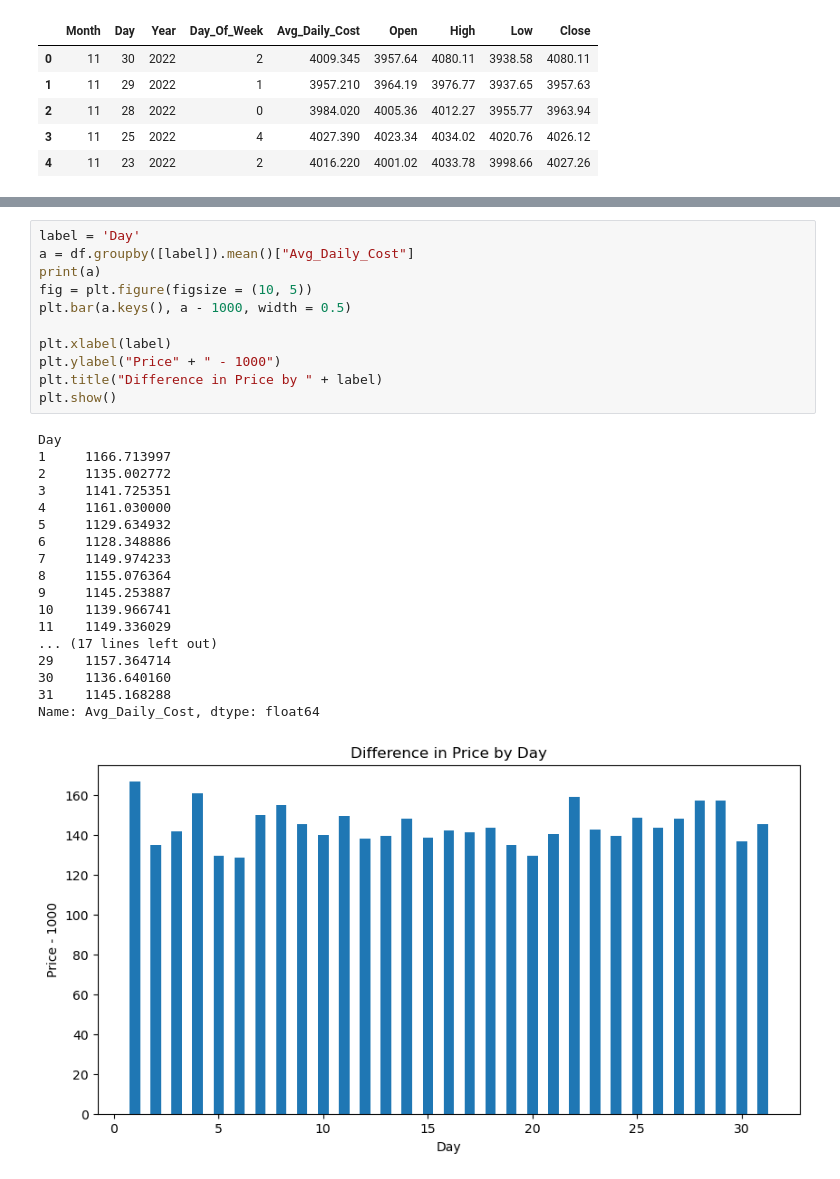
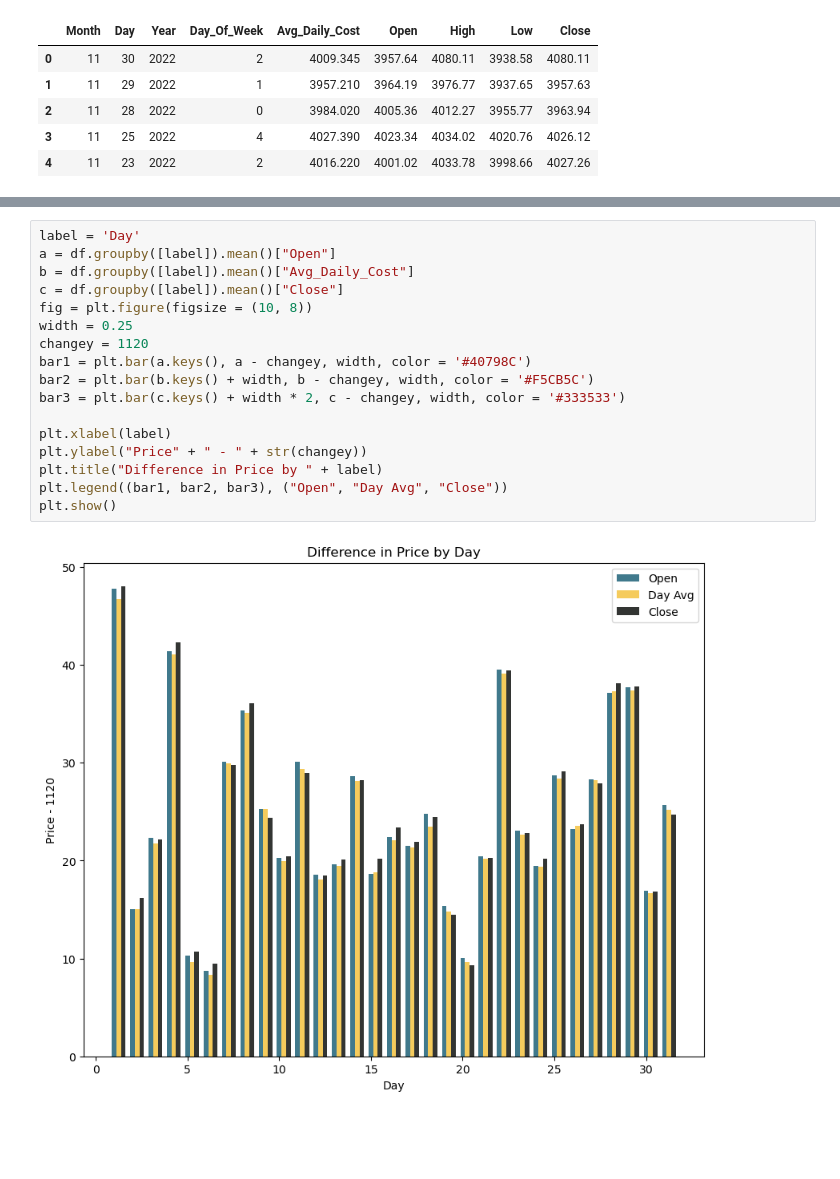
Before and after one commit to TylerXNguyen/SandP500-analysis, a Jupyter notebook: analysis.ipynb, the cells around one changed output, grey strips where cells are left out. Saved outputs shown, nothing was run; the diff lists cells and outputs as text; blank space fills up the shorter version.

```diff
--- a/analysis.ipynb
+++ b/analysis.ipynb
@@ -119,32 +143,21 @@ Name: Avg_Daily_Cost, dtype: float64
 # %%
 label = 'Day'
-a = df.groupby([label]).mean()["Avg_Daily_Cost"]
-print(a)
-fig = plt.figure(figsize = (10, 5))
-plt.bar(a.keys(), a - 1000, width = 0.5)
+a = df.groupby([label]).mean()["Open"]
+b = df.groupby([label]).mean()["Avg_Daily_Cost"]
+c = df.groupby([label]).mean()["Close"]
+fig = plt.figure(figsize = (10, 8))
+width = 0.25
+changey = 1120
+bar1 = plt.bar(a.keys(), a - changey, width, color = '#40798C')
+bar2 = plt.bar(b.keys() + width, b - changey, width, color = '#F5CB5C')
+bar3 = plt.bar(c.keys() + width * 2, c - changey, width, color = '#333533')
 
 plt.xlabel(label)
-plt.ylabel("Price" + " - 1000")
+plt.ylabel("Price" + " - " + str(changey))
 plt.title("Difference in Price by " + label)
+plt.legend((bar1, bar2, bar3), ("Open", "Day Avg", "Close"))
 plt.show()
 # %% [output]
-Day
-1     1166.713997
-2     1135.002772
-3     1141.725351
-4     1161.030000
-5     1129.634932
-6     1128.348886
-7     1149.974233
-8     1155.076364
-9     1145.253887
-10    1139.966741
-11    1149.336029
-... (17 lines left out)
-29    1157.364714
-30    1136.640160
-31    1145.168288
-Name: Avg_Daily_Cost, dtype: float64
-[figure, old version]
+[figure, new version]
 # %%
 label = 'Year'
```
Also changed, not shown: parts of 10 cells of this notebook.
